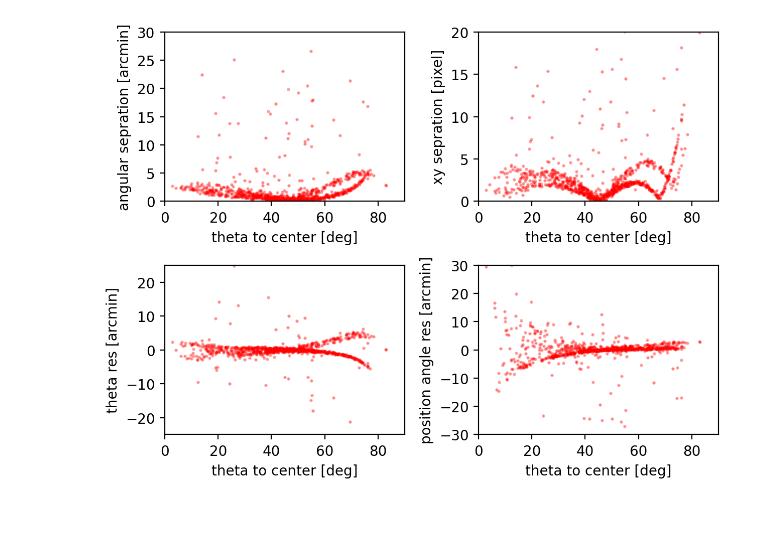
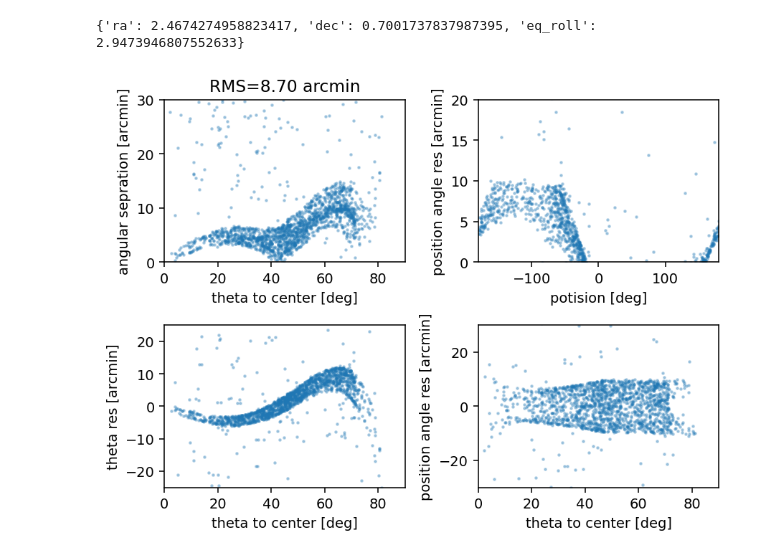
Before and after one commit to CoolTowel/constellation_lines, a Jupyter notebook: opti.ipynb, the cells around one changed output. Drawn from its saved outputs; the diff is of its cells as text; code cells hidden in the pictures; blank space fills up the shorter version.

```diff
--- a/opti.ipynb
+++ b/opti.ipynb
@@ -145,5 +0,0 @@ ax.set_ylim(-4,4)
-# %%
-pic.distort_optimize()
-pic.draw_residual_dis(dpi=200, s=2, c = 'red',alpha=0.3)
-# %% [output]
-[figure, removed]
@@ -149,0 +11,15 @@ pic.draw_residual_dis(dpi=200, s=2, c = 'red',alpha=0.3)
+# %%
+file = 'img-z'
+
+zhangbei = EarthLocation(lon=115*u.deg+14*u.arcsec,lat=41*u.deg+13*u.arcmin+53*u.arcsec,height = 1466)
+dunhuang  = EarthLocation(lon=94.322799*u.deg,lat=40.359581*u.deg,height = 1100)
+pic = FishEyeImage(file+'.CR3',loc = zhangbei)
+
+solution = pic.solve(solve_size=800)
+# %% [output]
+{'ra': 2.4674274958823417, 'dec': 0.7001737837987395, 'eq_roll': 2.9473946807552633}
+# %%
+rms = pic.initial_xmatch()
+pic.draw_residual(alpha=0.3,dpi=140,s=2)
+# %% [output]
+[figure, added]
```
Also changed, not shown: parts of 11 cells of this notebook, 15 other files.
